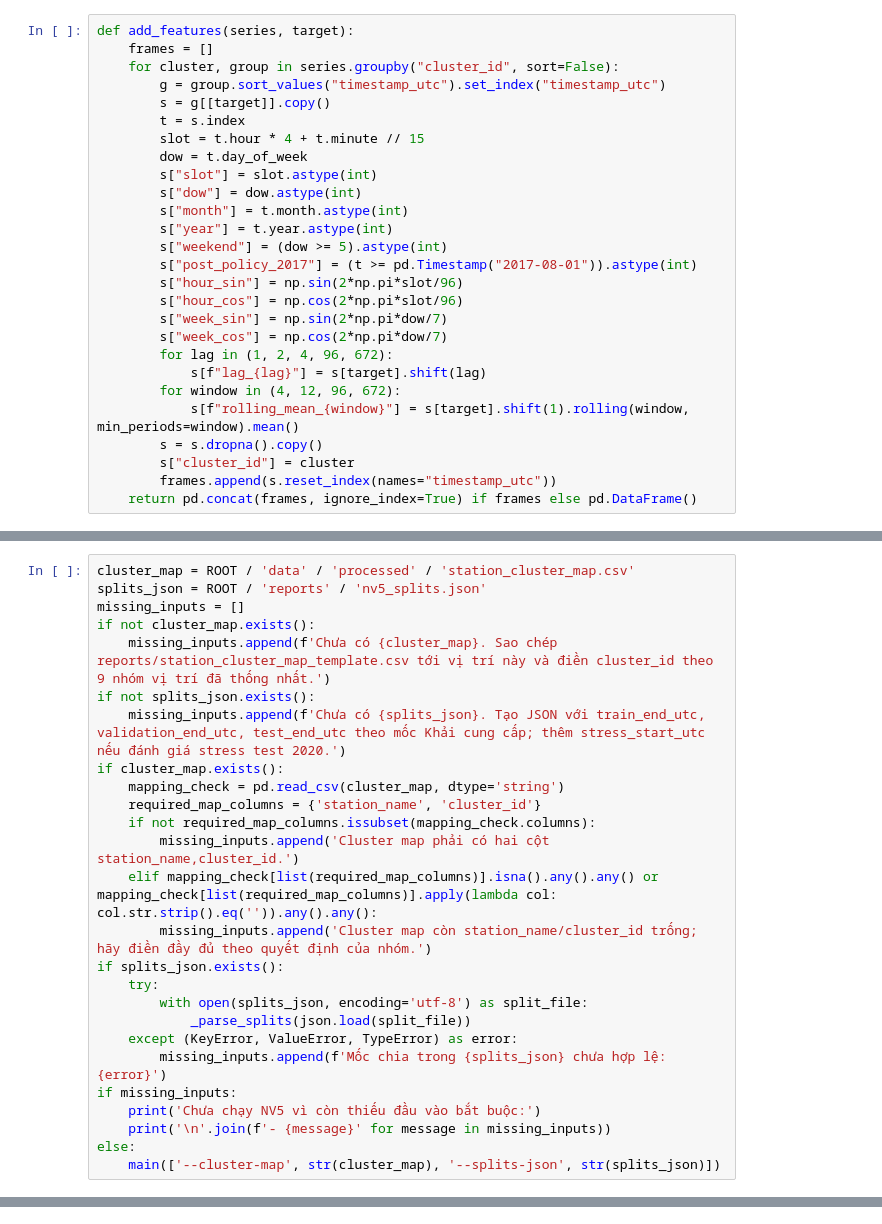
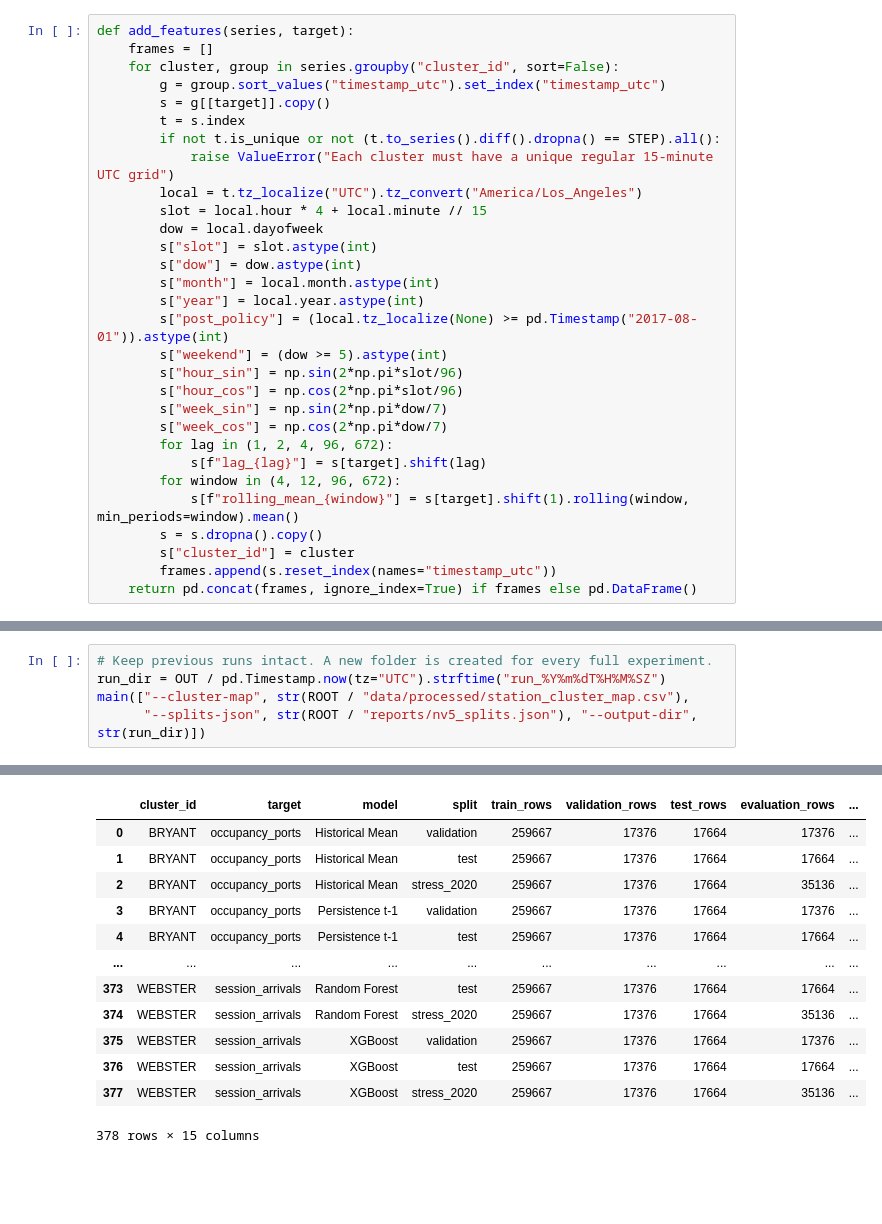
Before and after one commit to mkn67/ev-charging-analytics---IS403, a Jupyter notebook: notebooks/05_NV5_demand_forecasting.ipynb, the cells around one changed output, grey strips where cells are left out. Cells and saved outputs as stored; diff of their text form; blank space fills up the shorter version.

```diff
--- a/notebooks/05_NV5_demand_forecasting.ipynb
+++ b/notebooks/05_NV5_demand_forecasting.ipynb
@@ -296,14 +233,17 @@ def add_features(series, target):
         g = group.sort_values("timestamp_utc").set_index("timestamp_utc")
         s = g[[target]].copy()
         t = s.index
-        slot = t.hour * 4 + t.minute // 15
-        dow = t.day_of_week
+        if not t.is_unique or not (t.to_series().diff().dropna() == STEP).all():
+            raise ValueError("Each cluster must have a unique regular 15-minute UTC grid")
+        local = t.tz_localize("UTC").tz_convert("America/Los_Angeles")
+        slot = local.hour * 4 + local.minute // 15
+        dow = local.dayofweek
         s["slot"] = slot.astype(int)
         s["dow"] = dow.astype(int)
-        s["month"] = t.month.astype(int)
-        s["year"] = t.year.astype(int)
+        s["month"] = local.month.astype(int)
+        s["year"] = local.year.astype(int)
+        s["post_policy"] = (local.tz_localize(None) >= pd.Timestamp("2017-08-01")).astype(int)
         s["weekend"] = (dow >= 5).astype(int)
-        s["post_policy_2017"] = (t >= pd.Timestamp("2017-08-01")).astype(int)
         s["hour_sin"] = np.sin(2*np.pi*slot/96)
         s["hour_cos"] = np.cos(2*np.pi*slot/96)
         s["week_sin"] = np.sin(2*np.pi*dow/7)
@@ -624,28 +488,7 @@ Chạy toàn bộ quy trình dự báo hoàn chỉnh sau khi các tệp cấu h
 # %%
-cluster_map = ROOT / 'data' / 'processed' / 'station_cluster_map.csv'
-splits_json = ROOT / 'reports' / 'nv5_splits.json'
-missing_inputs = []
-if not cluster_map.exists():
-    missing_inputs.append(f'Chưa có {cluster_map}. Sao chép reports/station_cluster_map_template.csv tới vị trí này và điền cluster_id theo 9 nhóm vị trí đã thống nhất.')
-if not splits_json.exists():
-    missing_inputs.append(f'Chưa có {splits_json}. Tạo JSON với train_end_utc, validation_end_utc, test_end_utc theo mốc Khải cung cấp; thêm stress_start_utc nếu đánh giá stress test 2020.')
-if cluster_map.exists():
-    mapping_check = pd.read_csv(cluster_map, dtype='string')
-    required_map_columns = {'station_name', 'cluster_id'}
-    if not required_map_columns.issubset(mapping_check.columns):
-        missing_inputs.append('Cluster map phải có hai cột station_name,cluster_id.')
-    elif mapping_check[list(required_map_columns)].isna().any().any() or mapping_check[list(required_map_columns)].apply(lambda col: col.str.strip().eq('')).any().any():
-        missing_inputs.append('Cluster map còn station_name/cluster_id trống; hãy điền đầy đủ theo quyết định của nhóm.')
-if splits_json.exists():
-    try:
-        with open(splits_json, encoding='utf-8') as split_file:
-            _parse_splits(json.load(split_file))
-    except (KeyError, ValueError, TypeError) as error:
-        missing_inputs.append(f'Mốc chia trong {splits_json} chưa hợp lệ: {error}')
-if missing_inputs:
-    print('Chưa chạy NV5 vì còn thiếu đầu vào bắt buộc:')
-    print('\n'.join(f'- {message}' for message in missing_inputs))
-else:
-    main(['--cluster-map', str(cluster_map), '--splits-json', str(splits_json)])
+# Keep previous runs intact. A new folder is created for every full experiment.
+run_dir = OUT / pd.Timestamp.now(tz="UTC").strftime("run_%Y%m%dT%H%M%SZ")
+main(["--cluster-map", str(ROOT / "data/processed/station_cluster_map.csv"),
+      "--splits-json", str(ROOT / "reports/nv5_splits.json"), "--output-dir", str(run_dir)])
 # %% [output]
 Source: NV1 sessions_features.parquet; audit: {'clean_rows': 259411, 'features_rows': 259411, 'clean_valid_sessions': 259356, 'features_valid_sessions': 259356, 'same_session_keys': True}
@@ -667,0 +514,13 @@ Artifacts: /home/kedora/SEM5/ba/project/ev-charging-analytics---IS403/outputs/nv
+|  | cluster_id | target | model | split | train_rows | validation_rows | test_rows | evaluation_rows | ... |
+| 0 | BRYANT | occupancy_ports | Historical Mean | validation | 259667 | 17376 | 17664 | 17376 | ... |
+| 1 | BRYANT | occupancy_ports | Historical Mean | test | 259667 | 17376 | 17664 | 17664 | ... |
+| 2 | BRYANT | occupancy_ports | Historical Mean | stress_2020 | 259667 | 17376 | 17664 | 35136 | ... |
+| 3 | BRYANT | occupancy_ports | Persistence t-1 | validation | 259667 | 17376 | 17664 | 17376 | ... |
+| 4 | BRYANT | occupancy_ports | Persistence t-1 | test | 259667 | 17376 | 17664 | 17664 | ... |
+| ... | ... | ... | ... | ... | ... | ... | ... | ... | ... |
+| 373 | WEBSTER | session_arrivals | Random Forest | test | 259667 | 17376 | 17664 | 17664 | ... |
+| 374 | WEBSTER | session_arrivals | Random Forest | stress_2020 | 259667 | 17376 | 17664 | 35136 | ... |
+| 375 | WEBSTER | session_arrivals | XGBoost | validation | 259667 | 17376 | 17664 | 17376 | ... |
+| 376 | WEBSTER | session_arrivals | XGBoost | test | 259667 | 17376 | 17664 | 17664 | ... |
+| 377 | WEBSTER | session_arrivals | XGBoost | stress_2020 | 259667 | 17376 | 17664 | 35136 | ... |
+378 rows × 15 columns
```
Also changed, not shown: parts of 14 cells of this notebook, 12 other files.
